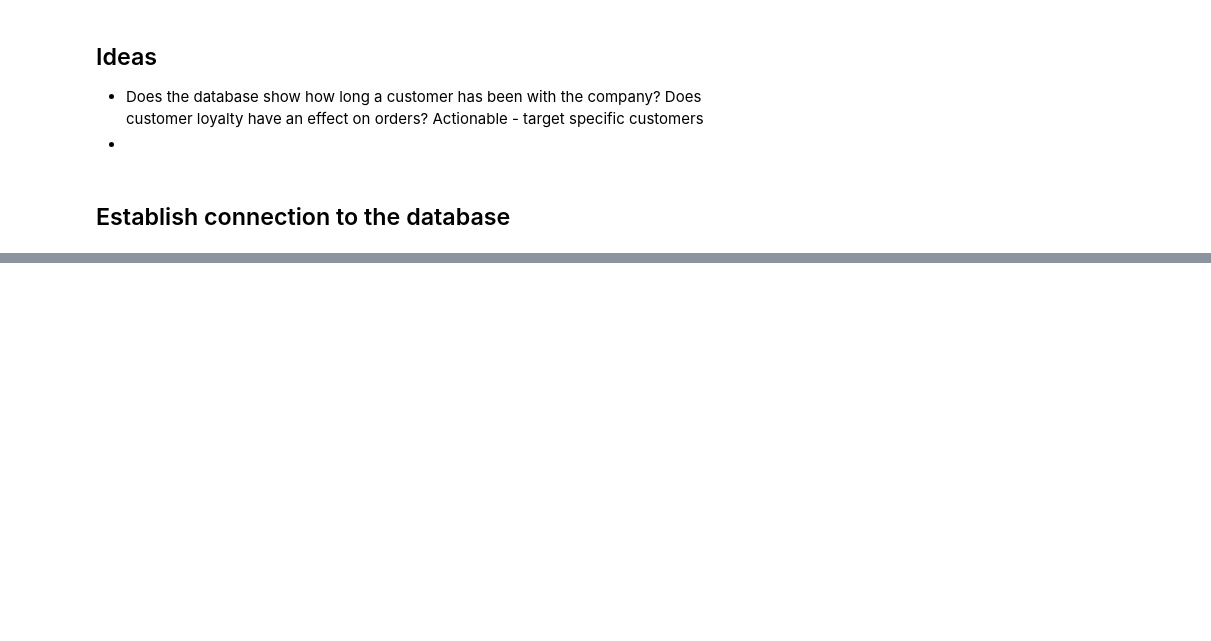
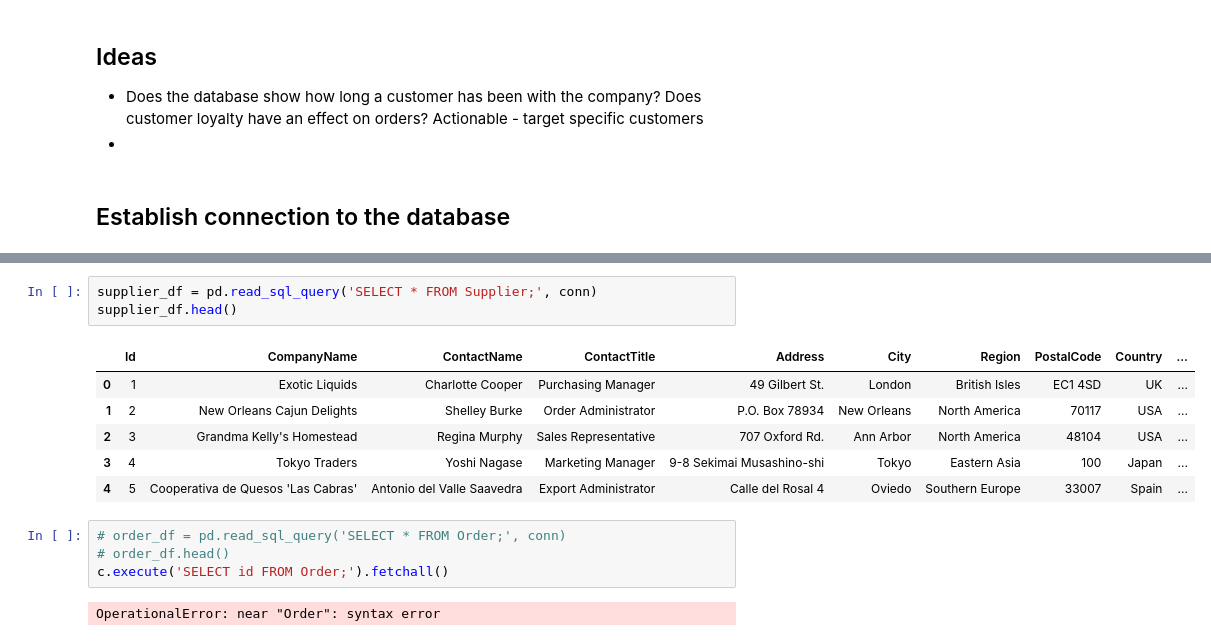
Before and after one commit to MagicMilly/dsc-2-final-project-online-ds-ft-100118, a Jupyter notebook: student.ipynb, the cells around one changed output, grey strips where cells are left out. Saved outputs shown, nothing was run; the diff lists cells and outputs as text; blank space fills up the shorter version.

```diff
--- a/student.ipynb
+++ b/student.ipynb
@@ -49,0 +93,16 @@ c.execute("SELECT name FROM sqlite_master WHERE type = 'table'").fetchall()
+# %%
+supplier_df = pd.read_sql_query('SELECT * FROM Supplier;', conn)
+supplier_df.head()
+# %% [output]
+|  | Id | CompanyName | ContactName | ContactTitle | Address | City | Region | PostalCode | Country | ... |
+| 0 | 1 | Exotic Liquids | Charlotte Cooper | Purchasing Manager | 49 Gilbert St. | London | British Isles | EC1 4SD | UK | ... |
+| 1 | 2 | New Orleans Cajun Delights | Shelley Burke | Order Administrator | P.O. Box 78934 | New Orleans | North America | 70117 | USA | ... |
+| 2 | 3 | Grandma Kelly's Homestead | Regina Murphy | Sales Representative | 707 Oxford Rd. | Ann Arbor | North America | 48104 | USA | ... |
+| 3 | 4 | Tokyo Traders | Yoshi Nagase | Marketing Manager | 9-8 Sekimai Musashino-shi | Tokyo | Eastern Asia | 100 | Japan | ... |
+| 4 | 5 | Cooperativa de Quesos 'Las Cabras' | Antonio del Valle Saavedra | Export Administrator | Calle del Rosal 4 | Oviedo | Southern Europe | 33007 | Spain | ... |
+# %%
+# order_df = pd.read_sql_query('SELECT * FROM Order;', conn)
+# order_df.head()
+c.execute('SELECT id FROM Order;').fetchall()
+# %% [output]
+OperationalError: near "Order": syntax error
```
Also changed, not shown: parts of 16 cells of this notebook.
